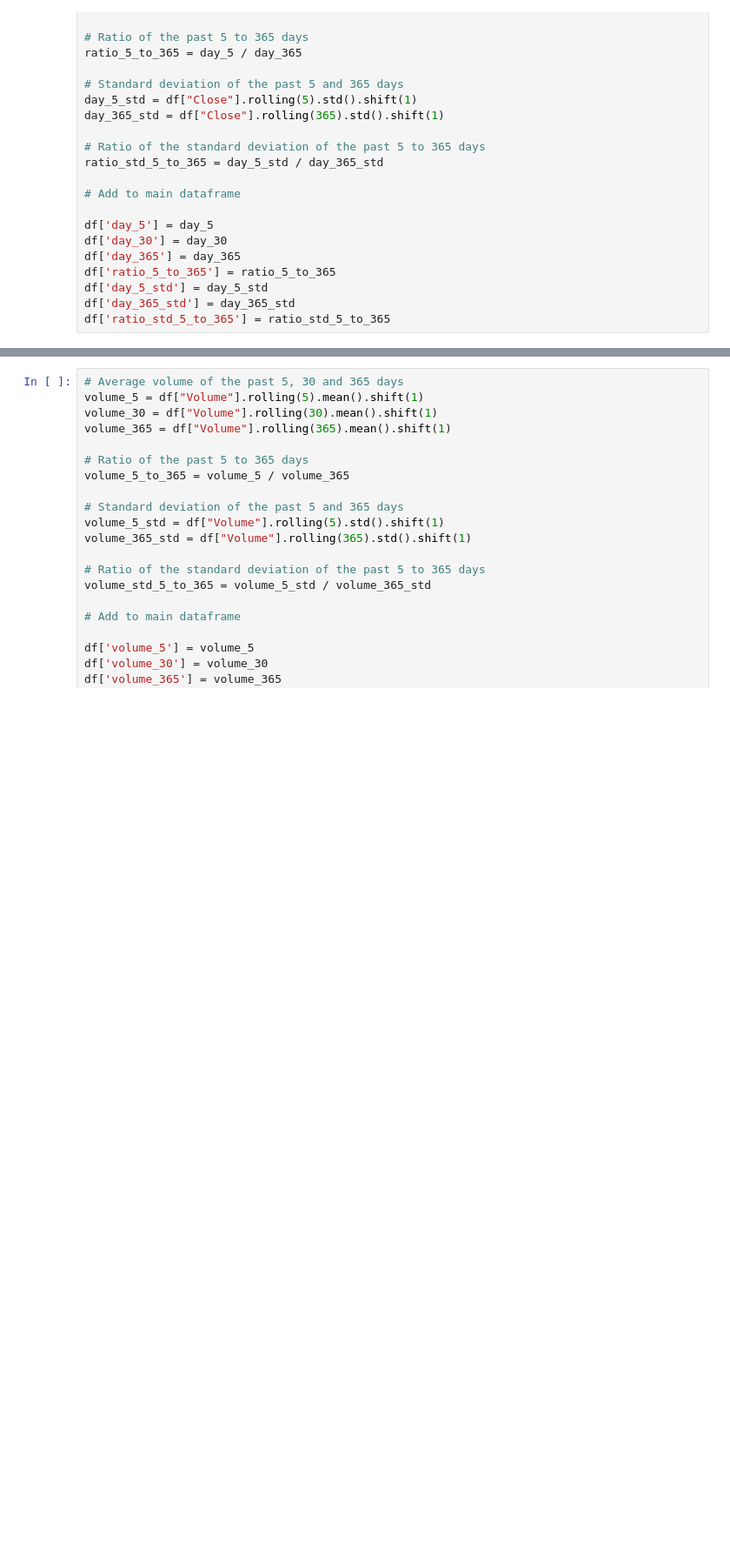
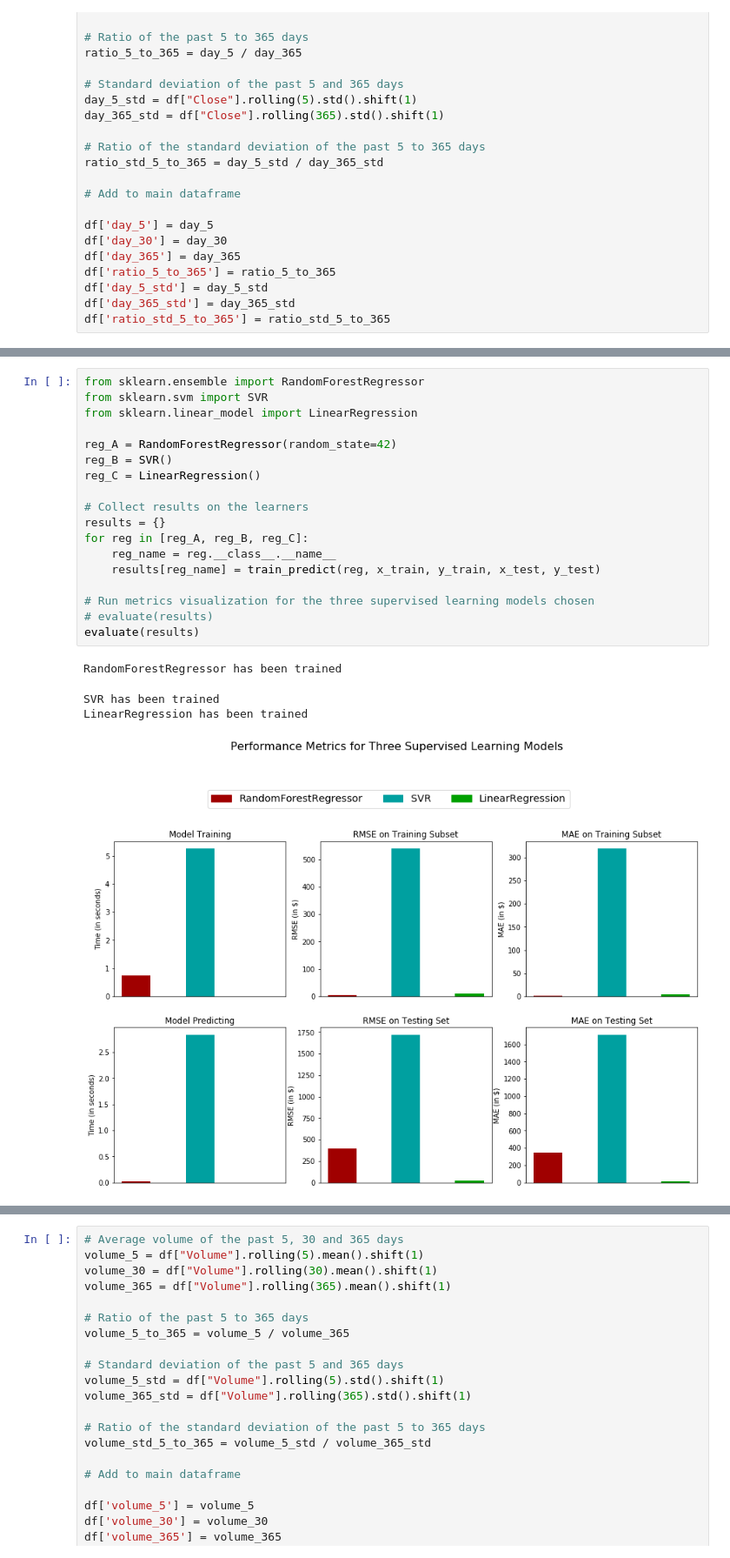
Before and after one commit to adhamalhossary/predicting-stock-market, a Jupyter notebook: Predicting Stock Market.ipynb, the cells around one changed output, grey strips where cells are left out. Shown at 87% size. Cells and saved outputs as stored; diff of their text form; blank space fills up the shorter version.

Commit message:
Structure Complete on Notebook
Initial structure and code of the notebook has been completed. Next steps are to add supporting text to explain code and markdown cells

```diff
--- a/Predicting Stock Market.ipynb
+++ b/Predicting Stock Market.ipynb
@@ -90 +261,24 @@ df['ratio_std_5_to_365'] = ratio_std_5_to_365
+# %%
+from sklearn.ensemble import RandomForestRegressor
+from sklearn.svm import SVR
+from sklearn.linear_model import LinearRegression
+
+reg_A = RandomForestRegressor(random_state=42)
+reg_B = SVR()
+reg_C = LinearRegression()
+
+# Collect results on the learners
+results = {}
+for reg in [reg_A, reg_B, reg_C]:
+    reg_name = reg.__class__.__name__
+    results[reg_name] = train_predict(reg, x_train, y_train, x_test, y_test)
+
+# Run metrics visualization for the three supervised learning models chosen
+# evaluate(results)
+evaluate(results)
+# %% [output]
+RandomForestRegressor has been trained
+SVR has been trained
+LinearRegression has been trained
+[figure, added]
 # %%
```
Also changed, not shown: parts of 25 cells of this notebook.
